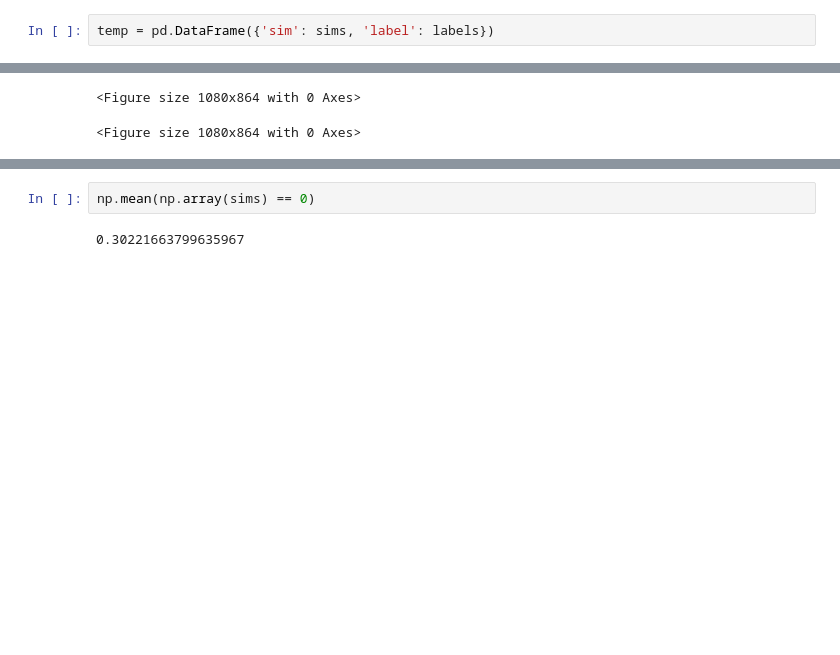
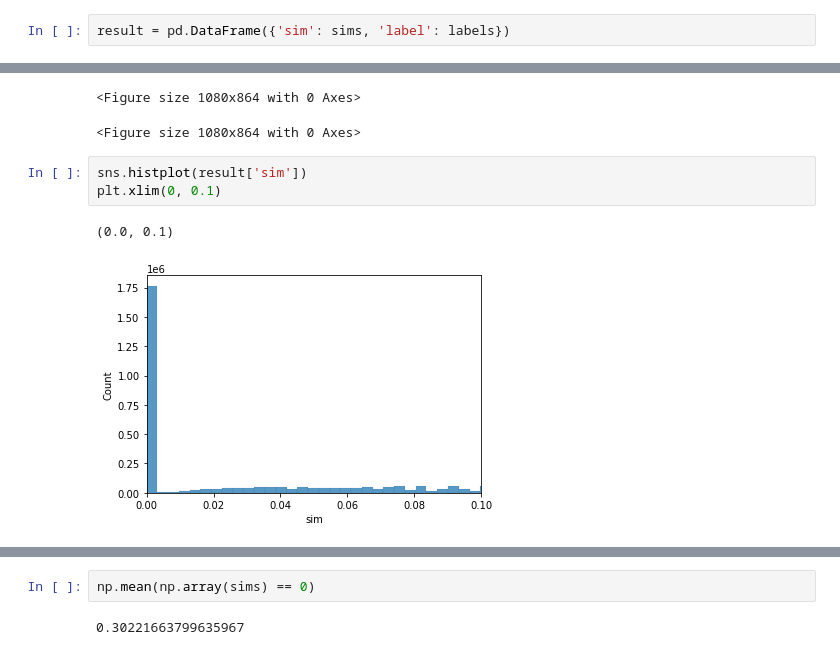
Before and after one commit to greyluo/News-Recommender, a Jupyter notebook: interaction_based.ipynb, the cells around one changed output, grey strips where cells are left out. Drawn from its saved outputs; the diff is of its cells as text; blank space fills up the shorter version.

Commit message:
Calculate interaction results and add annotations

```diff
--- a/interaction_based.ipynb
+++ b/interaction_based.ipynb
@@ -71,11 +78,17 @@ for user, test, label in testset:
 # %%
 labels = [tup[2] for tup in testset]
 # %%
-temp = pd.DataFrame({'sim': sims, 'label': labels})
+result = pd.DataFrame({'sim': sims, 'label': labels})
 # %%
 import matplotlib.pyplot as plt
 plt.figure(figsize=(15, 12))
 # %% [output]
 <Figure size 1080x864 with 0 Axes>
 <Figure size 1080x864 with 0 Axes>
+# %%
+sns.histplot(result['sim'])
+plt.xlim(0, 0.1)
+# %% [output]
+(0.0, 0.1)
+[figure, added]
 # %%
```
Also changed, not shown: parts of 10 cells of this notebook.
